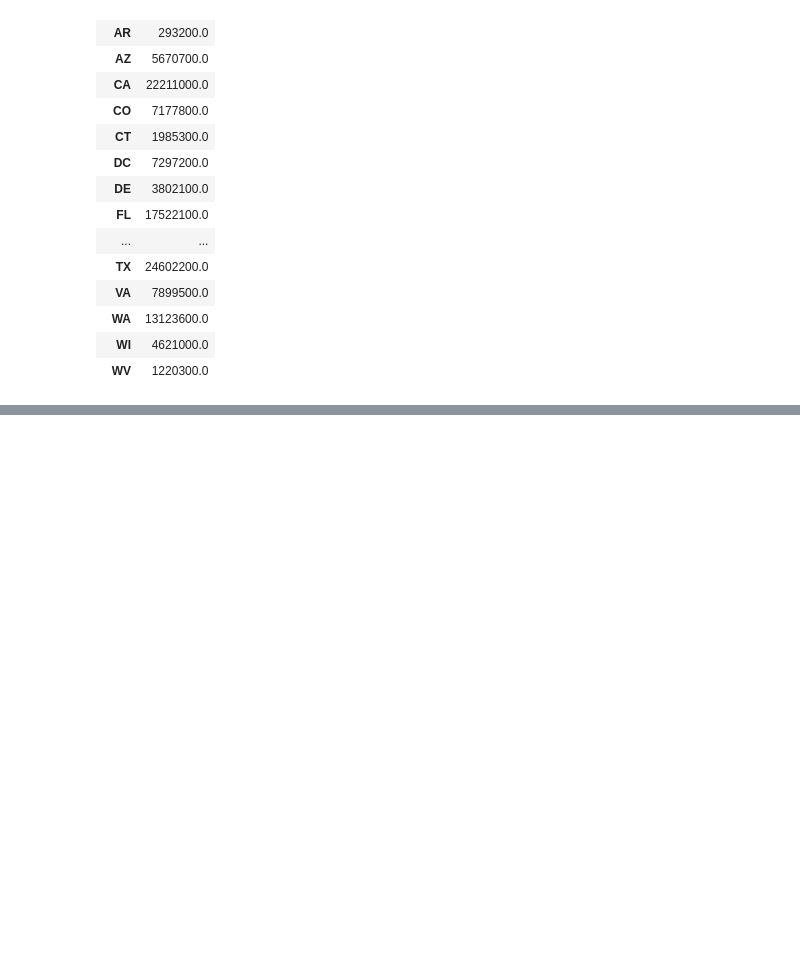
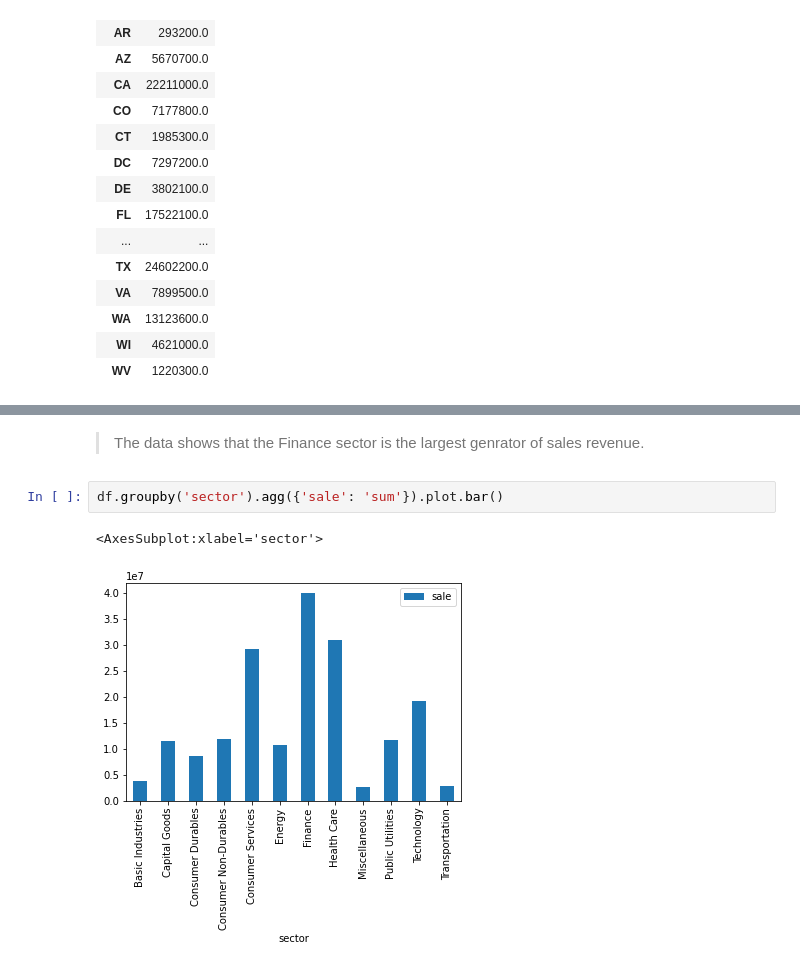
Before and after one commit to mmh1036/sales_analysis, a Jupyter notebook: notebooks/Contract Sales Analysis by State.ipynb, the cells around one changed output, grey strips where cells are left out. Cells and saved outputs as stored; diff of their text form; blank space fills up the shorter version.

```diff
--- a/notebooks/Contract Sales Analysis by State.ipynb
+++ b/notebooks/Contract Sales Analysis by State.ipynb
@@ -143,0 +131,7 @@ Amount of Unique Companies in SC is 0
+# %% [markdown]
+> The data shows that the Finance sector is the largest genrator of sales revenue.
+# %%
+df.groupby('sector').agg({'sale': 'sum'}).plot.bar()
+# %% [output]
+<AxesSubplot:xlabel='sector'>
+[figure, added]
```
Also changed, not shown: parts of 11 cells of this notebook.
